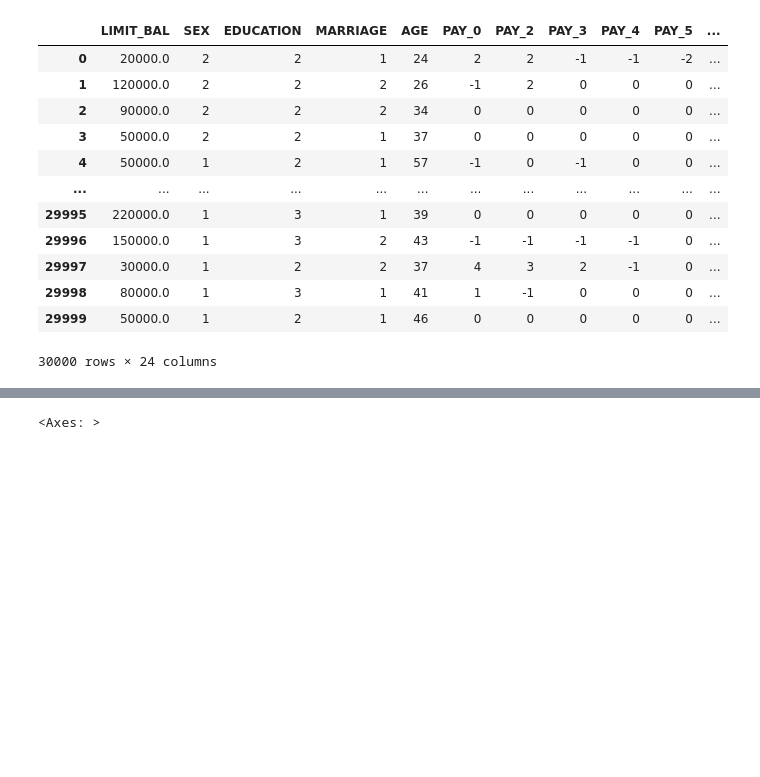
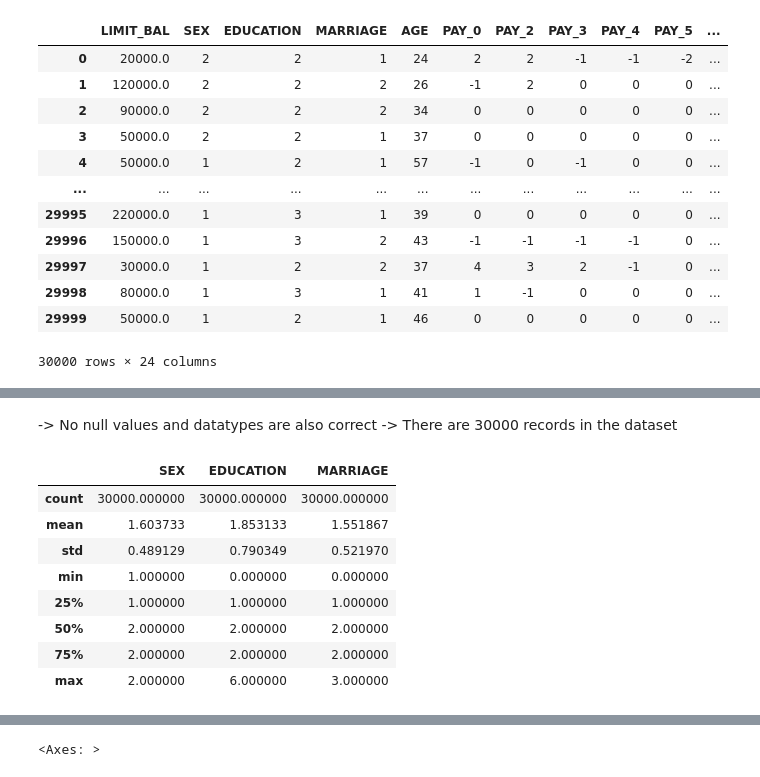
Before and after one commit to thamakornk-ait/BIA_project, a Jupyter notebook: default_credit_card_model_Classification.ipynb, the cells around one changed output, grey strips where cells are left out. Cells and saved outputs as stored; diff of their text form; code cells hidden in the pictures; blank space fills up the shorter version.

```diff
--- a/default_credit_card_model_Earth.ipynb
+++ b/default_credit_card_model_Classification.ipynb
@@ -155,0 +146,16 @@ dtype: object
+# %% [markdown]
+-> No null values and datatypes are also correct
+-> There are 30000 records in the dataset
+# %%
+# Categorical variables description
+df[['SEX', 'EDUCATION', 'MARRIAGE']].describe()
+# %% [output]
+|  | SEX | EDUCATION | MARRIAGE |
+| count | 30000.000000 | 30000.000000 | 30000.000000 |
+| mean | 1.603733 | 1.853133 | 1.551867 |
+| std | 0.489129 | 0.790349 | 0.521970 |
+| min | 1.000000 | 0.000000 | 0.000000 |
+| 25% | 1.000000 | 1.000000 | 1.000000 |
+| 50% | 2.000000 | 2.000000 | 2.000000 |
+| 75% | 2.000000 | 2.000000 | 2.000000 |
+| max | 2.000000 | 6.000000 | 3.000000 |
```
Also changed, not shown: parts of 27 cells of this notebook.
